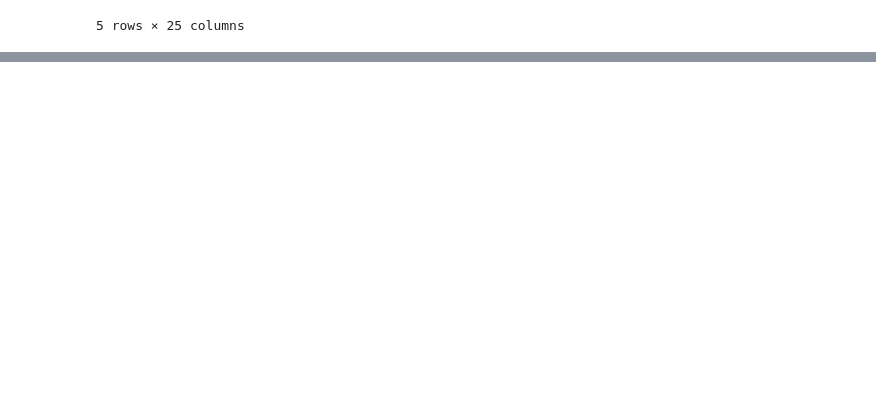
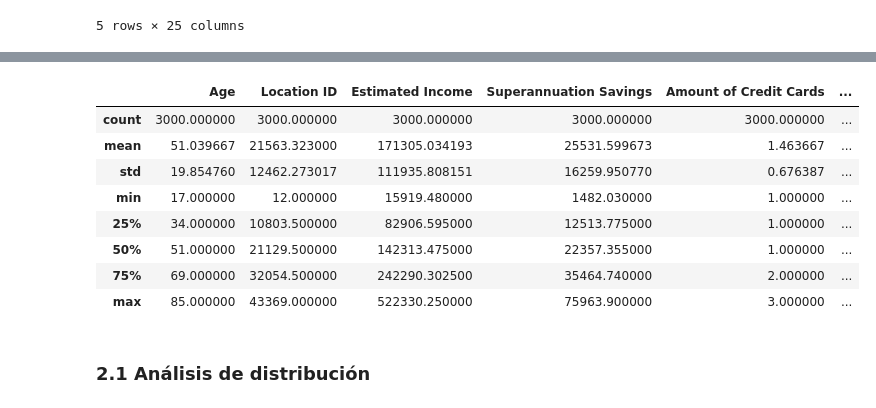
Before and after one commit to electrojam/banking-analysis-python-sql-powerbi, a Jupyter notebook: notebooks/banking.ipynb, the cells around one changed output, grey strips where cells are left out. Cells and saved outputs as stored; diff of their text form; code cells hidden in the pictures; blank space fills up the shorter version.

Commit message:
Análisis de distribución variables catergóricas y numéricas

```diff
--- a/notebooks/banking.ipynb
+++ b/notebooks/banking.ipynb
@@ -37,0 +71,15 @@ df.head()
+# %%
+# Generamos estadísticas del df
+df.describe()
+# %% [output]
+|  | Age | Location ID | Estimated Income | Superannuation Savings | Amount of Credit Cards | ... |
+| count | 3000.000000 | 3000.000000 | 3000.000000 | 3000.000000 | 3000.000000 | ... |
+| mean | 51.039667 | 21563.323000 | 171305.034193 | 25531.599673 | 1.463667 | ... |
+| std | 19.854760 | 12462.273017 | 111935.808151 | 16259.950770 | 0.676387 | ... |
+| min | 17.000000 | 12.000000 | 15919.480000 | 1482.030000 | 1.000000 | ... |
+| 25% | 34.000000 | 10803.500000 | 82906.595000 | 12513.775000 | 1.000000 | ... |
+| 50% | 51.000000 | 21129.500000 | 142313.475000 | 22357.355000 | 1.000000 | ... |
+| 75% | 69.000000 | 32054.500000 | 242290.302500 | 35464.740000 | 2.000000 | ... |
+| max | 85.000000 | 43369.000000 | 522330.250000 | 75963.900000 | 3.000000 | ... |
+# %% [markdown]
+### 2.1 Análisis de distribución
```
Also changed, not shown: parts of 10 cells of this notebook.
